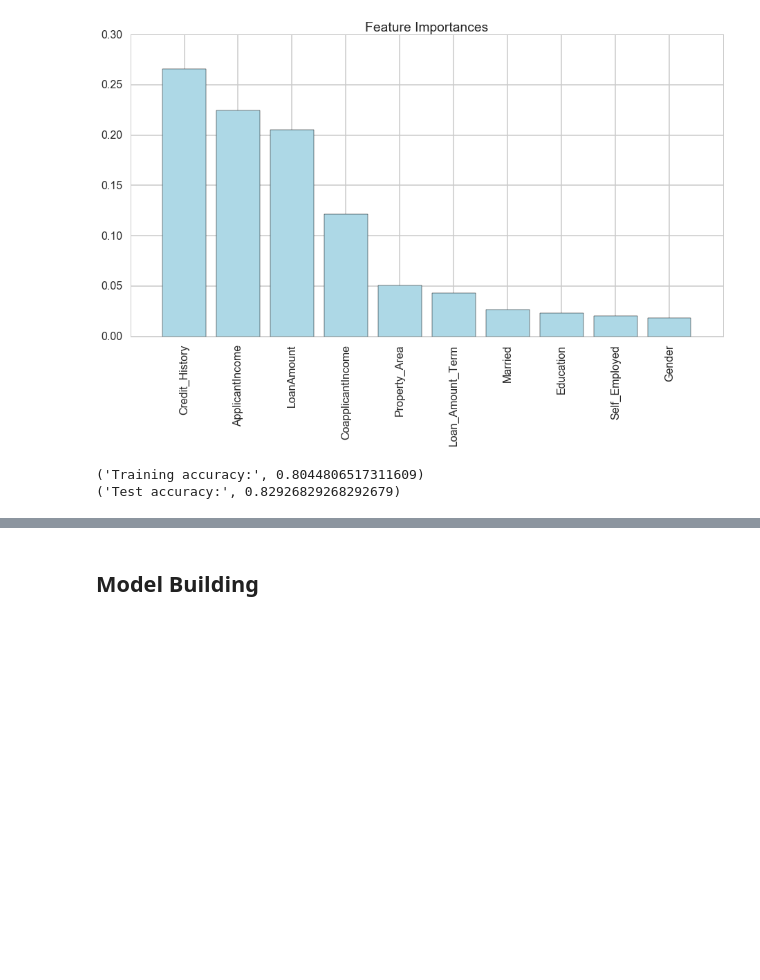
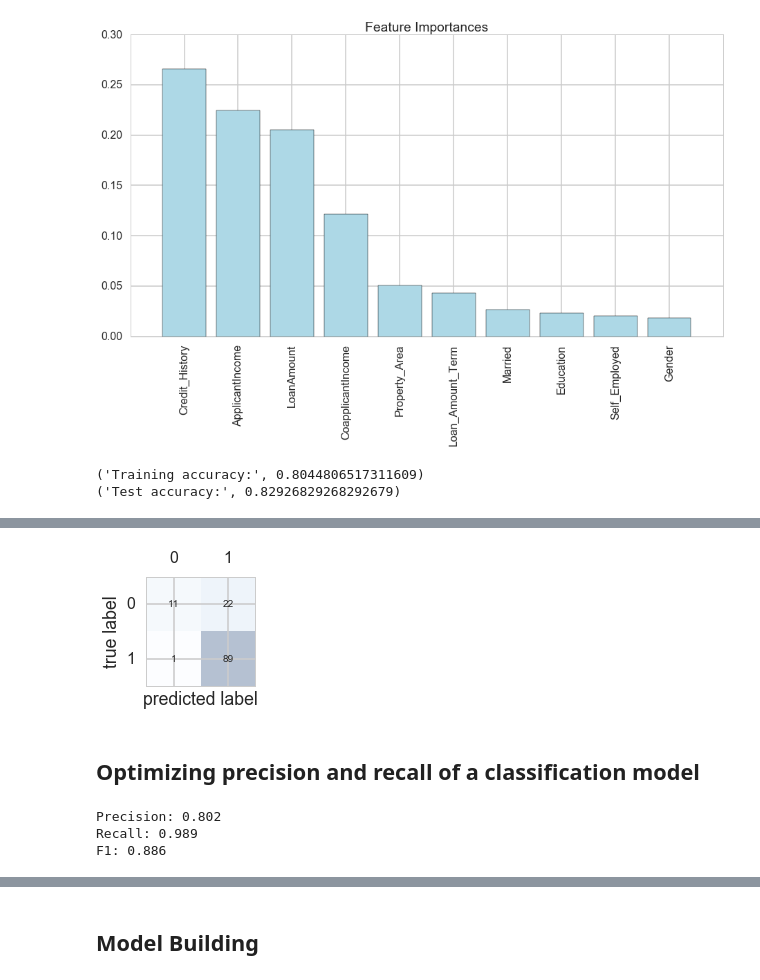
Before and after one commit to numb3r33/av-practice, a Jupyter notebook: Loan_Prediction.ipynb, the cells around one changed output, grey strips where cells are left out. Drawn from its saved outputs; the diff is of its cells as text; code cells hidden in the pictures; blank space fills up the shorter version.

```diff
--- a/Loan_Prediction.ipynb
+++ b/Loan_Prediction.ipynb
@@ -384,0 +526,17 @@ print('Test accuracy:', forest.score(X_test[feat], y_test))
+# %%
+fig, ax = plt.subplots(figsize=(2.5, 2.5))
+ax.matshow(confmat, cmap=plt.cm.Blues, alpha=0.3)
+for i in range(confmat.shape[0]):
+    for j in range(confmat.shape[1]):
+        ax.text(x=j, y=i, s=confmat[i, j], va='center', ha='center')
+
+plt.xlabel('predicted label')
+plt.ylabel('true label')
+
+plt.tight_layout()
+# plt.savefig('./figures/confusion_matrix.png', dpi=300)
+plt.show()
+# %% [output]
+[figure, added]
+# %% [markdown]
+## Optimizing precision and recall of a classification model
@@ -384,0 +546,10 @@ print('Test accuracy:', forest.score(X_test[feat], y_test))
+# %%
+from sklearn.metrics import precision_score, recall_score, f1_score
+
+print('Precision: %.3f' % precision_score(y_true=y_test_bin, y_pred=y_pred_bin))
+print('Recall: %.3f' % recall_score(y_true=y_test_bin, y_pred=y_pred_bin))
+print('F1: %.3f' % f1_score(y_true=y_test_bin, y_pred=y_pred_bin))
+# %% [output]
+Precision: 0.802
+Recall: 0.989
+F1: 0.886
```
Also changed, not shown: parts of 38 cells of this notebook.
